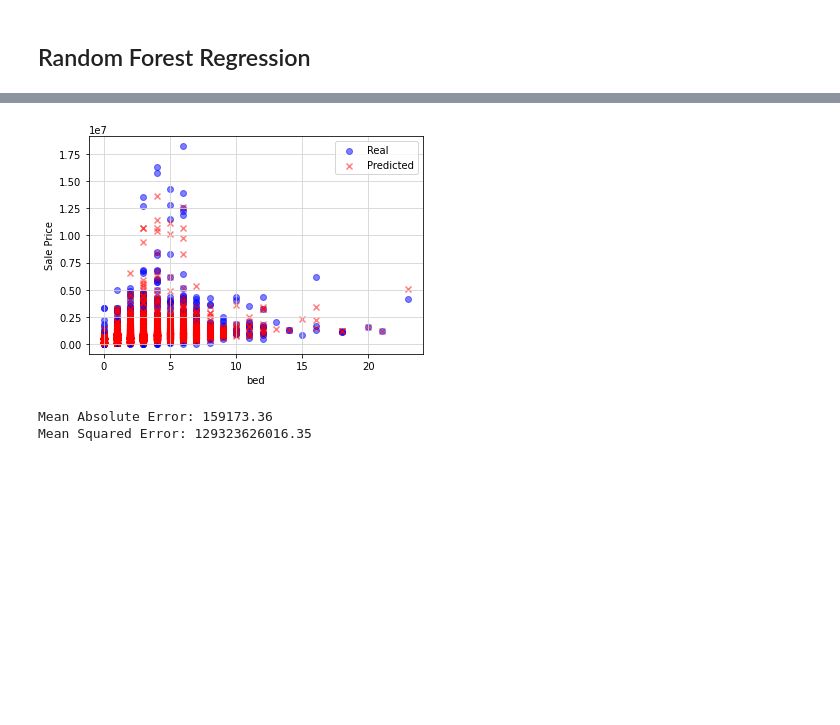
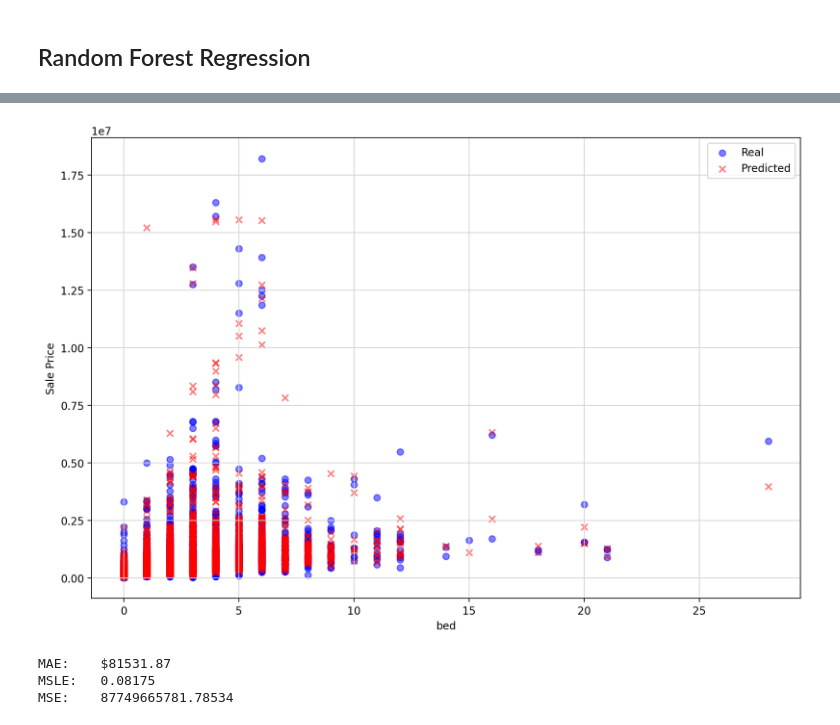
Before and after one commit to shadeetabasi/NYC-Challenge-Final, a Jupyter notebook: Resources/machine-learning/decision_trees-final.ipynb, the cells around one changed output, grey strips where cells are left out. Saved outputs shown, nothing was run; the diff lists cells and outputs as text; code cells hidden in the pictures; blank space fills up the shorter version.

```diff
--- a/Resources/machine-learning/decision_trees-final.ipynb
+++ b/Resources/machine-learning/decision_trees-final.ipynb
@@ -25,7 +28,12 @@ import seaborn as sns
 # %%
 #Create connection to postgres database EmployeeSQL
-load_dotenv()
-my_env_var = os.getenv('DB_CONNECTION_STRING')
-engine = create_engine(my_env_var)
-connection = engine.connect()
-connection
+# load_dotenv()
+# my_env_var = os.getenv('DB_CONNECTION_STRING')
+# engine = create_engine(my_env_var)
+# connection = engine.connect()
+# connection
+
+#connect engine
+###note to group, update local host location and name of database to reflect what is on your system
+connection_string = "postgres:postgres@localhost:5432/final_project"
+engine = create_engine(f'postgresql://{connection_string}')
@@ -34,5 +40,5 @@ connection
 # %%
-real_estateFinal_df = pd.read_sql('SELECT * FROM "real_estate_final"', connection)
+real_estateFinal_df = pd.read_sql('SELECT * FROM "real_estate_final"', engine)
 pd.set_option('display.max_columns', None)
 real_estateFinal_df.sample(5)
 # %% [output]
@@ -142,7 +148,7 @@ weighted avg       0.87      0.88      0.87      9307
 ## Random Forest Regression
 # %%
 #assign X values from the Real Estate Final table for the model - cast all as int
-X1 = real_estateFinal_df[['zipcode','bed', 'bath', 'days_on_market', 'dom_tier', 'dom_lowerbound', 'dom_iqr', 'dom_upperbound','dom_extended',
+X1 = real_estateFinal_df[['zipcode','bed', 'bath', 'days_on_market', 'compass_property_type_int','listed_price',
             'dom_outlier', 'walkable_false', 'walkable_true', 'health_level_dead', 'health_level_fair', 'health_level_good',
             'health_level_poor', 'ada_access_no', 'ada_access_yes', 'ada_access_partial',
             'type_is_active_cleanup_mild_threat','type_is_active_significant_threat','type_is_completed_clean',
@@ -155,6 +161,10 @@ X1 = real_estateFinal_df[['zipcode','bed', 'bath', 'days_on_market', 'dom_tier',
             'lunch_eligibity_high_true_high', 'type_is_top_25th_percentile_high', 'type_is_50th_percentile_high',
             'type_is_75th_percentile_high', 'type_is_bottom_25th_percentile_high']]
 
+# X1 = real_estateFinal_df[['zipcode','bed', 'bath', 'days_on_market', 'health_level_dead','ada_access_yes',
+#             'type_is_completed_clean', 'compass_property_type_int']]
+
+
 X1.astype(int)
 
 #assign Y value (dependent variable) from the Real Estate Final table for the model
@@ -164,5 +174,10 @@ y1 = real_estateFinal_df[['sold_price']]
 X_train, X_test, y_train, y_test = train_test_split(X1, y1, random_state = 101)
 
 #Run the Random Forest Regression and then fit it to the x and y train data
-model = RandomForestRegressor(n_estimators = 2000, max_depth = 150, random_state = 101)
+model = RandomForestRegressor(n_estimators = 2000, max_depth = 200)
 model.fit(X_train, y_train.values.ravel())
+
+filename = '../finalized_model.pkl'
+
+with open(filename, 'wb') as file:
+    pickle.dump(model, file)
@@ -204,29 +248,44 @@ R-squared scores: 0.77
 # %%
+import matplotlib.ticker as ticker
+
 # Define x axis
 x_axis = X_test.bed
 
+# fig, ax = plt.subplots()
+
+# # Be sure to only pick integer tick locations.
+# for axis in [ax.xaxis, ax.yaxis]:
+#     axis.set_major_locator(ticker.MaxNLocator(integer=True))
+
+# yticks(ticks=y1, labels=None, **kwargs)[source]
+
 # Build scatterplot
+plt.figure(figsize=(12,8),dpi=200)
 plt.scatter(x_axis, y_test, c = 'b', alpha = 0.5, marker = 'o', label = 'Real')
 plt.scatter(x_axis, y1_pred, c = 'r', alpha = 0.5, marker = 'x', label = 'Predicted')
 plt.xlabel('bed')
 plt.ylabel('Sale Price')
 plt.grid(color = '#D3D3D3', linestyle = 'solid')
 plt.legend(loc = 'upper right')
 plt.show()
 # %% [output]
-[figure, old version]
+[figure, new version]
 # %%
-from sklearn.metrics import mean_squared_error, r2_score, mean_absolute_error
+from sklearn.metrics import mean_squared_log_error, mean_absolute_error, mean_squared_error
+# # Mean absolute error (MAE)
+# mae = mean_absolute_error(y_test.values.ravel(), y1_pred)
 
-# Mean absolute error (MAE)
-mae = mean_absolute_error(y_test.values.ravel(), y1_pred)
+# # Mean squared error (MSE)
+# mse = mean_squared_error(y_test.values.ravel(), y1_pred)
 
-# Mean squared error (MSE)
-mse = mean_squared_error(y_test.values.ravel(), y1_pred)
+print('MAE:\t$%.2f' % mean_absolute_error(y_test.values.ravel(), y1_pred))
+print('MSLE:\t%.5f' % mean_squared_log_error(y_test.values.ravel(), y1_pred))
+print('MSE:\t%.5f' % mean_squared_error(y_test.values.ravel(), y1_pred))
 
-# Print metrics
-print('Mean Absolute Error:', round(mae, 2))
-print('Mean Squared Error:', round(mse, 2))
+# # Print metrics
+# print('Mean Absolute Error:', round(mae, 2))
+# print('Mean Squared Error:', round(mse, 2))
 # %% [output]
-Mean Absolute Error: 159173.36
-Mean Squared Error: 129323626016.35
+MAE:    $81531.87
+MSLE:   0.08175
+MSE:    87749665781.78534
```
Also changed, not shown: parts of 16 cells of this notebook, 2 other files.
